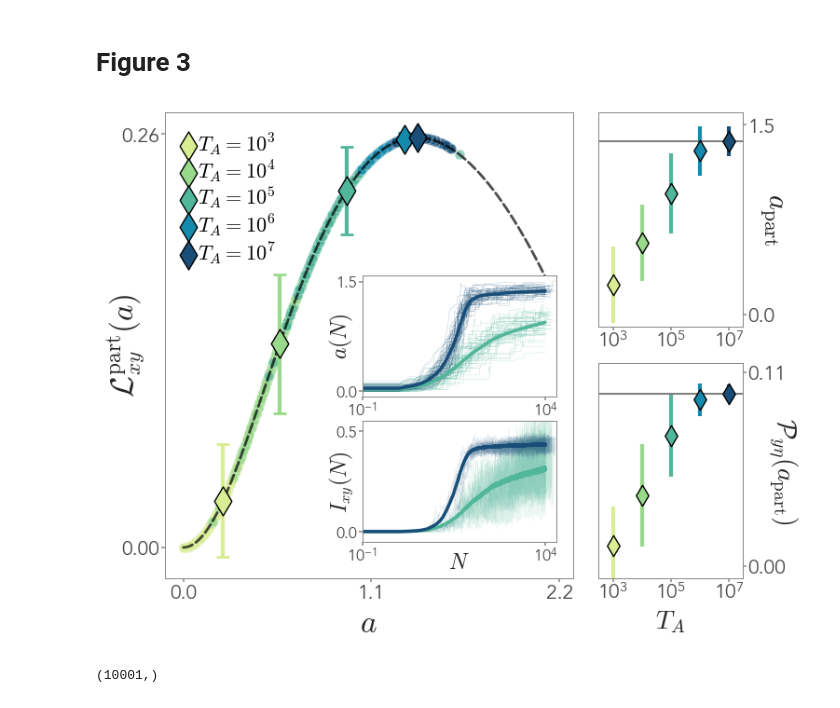
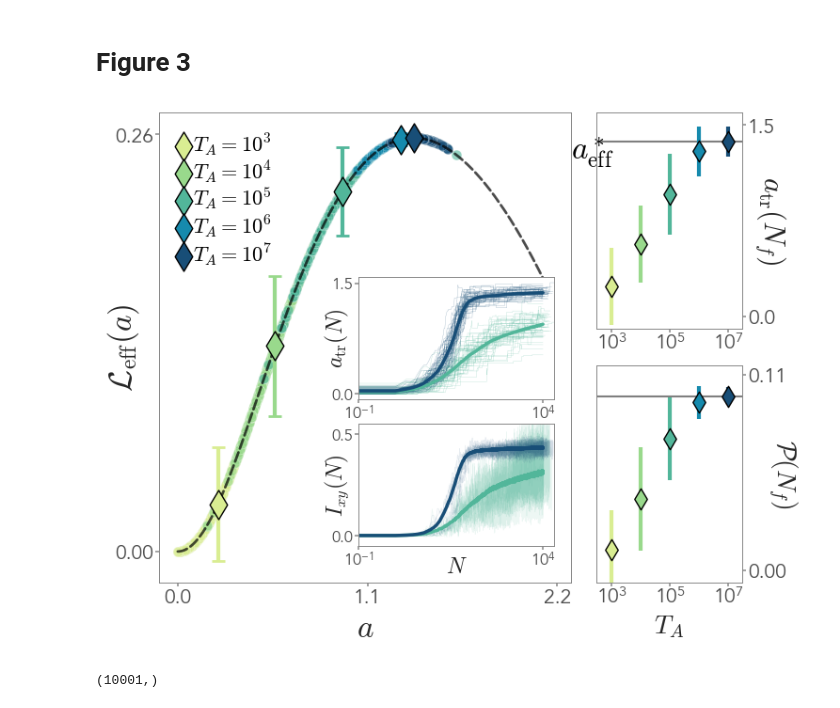
Before and after one commit to giorgionicoletti/InfoTrasduction, a Jupyter notebook: notebooks/Figure3.ipynb, the cells around one changed output. Cells and saved outputs as stored; diff of their text form; code cells hidden in the pictures.

Commit message:
Final figure update

```diff
--- a/notebooks/Figure3.ipynb
+++ b/notebooks/Figure3.ipynb
@@ -192,7 +192,7 @@ for i in range(len(Nsteps_array)):
 axs["s2"].axhline(CVopt, color='k', alpha = 0.5, zorder = -10)
 axs["s2"].set_ylim(-0.007, 0.115)
 axs["s2"].set_yticks([0, 0.11])
-axs["s2"].set_ylabel(r'$\mathcal{P}_{y \eta}(a_{\rm part})$', fontsize = 20, labelpad = 10, rotation = -90)
+axs["s2"].set_ylabel(r'$\mathcal{P}(N_f)$', fontsize = 20, labelpad = 10, rotation = -90)
 
 for aa in [axs["s1"], axs["s2"]]:
     aa.set_xscale("log")
@@ -206,10 +206,12 @@ axs["s1"].axhline(aopt, color='k', alpha = 0.5, zorder = -10)
 axs["s1"].set_ylim(-0.1, 1.6)
 axs["s1"].set_yticks([0, 1.5])
 
-axs["s1"].set_ylabel(r'$a_{\rm part}$', fontsize = 22, labelpad = 10, rotation = -90)
+axs["s1"].set_ylabel(r'$a_{\rm tr}(N_f)$', fontsize = 22, labelpad = 10, rotation = -90)
 axs["s2"].set_xlabel(r'$T_A$', fontsize = 20)
+# add text
+axs['main'].text(1, 0.95, r'$a^*_{\rm eff}$', fontsize = 24, transform=axs['main'].transAxes, verticalalignment='top')
 
-axs['main'].set_ylabel(r'$\mathcal{L}^{\rm part}_{xy}(a)$', fontsize = 24, labelpad = -20)
+axs['main'].set_ylabel(r'$\mathcal{L}_{\rm eff}(a)$', fontsize = 24, labelpad = -20)
 axs["main"].set_xlabel(r'$a$', fontsize = 24)
 axs["main"].set_xticks([0, 1.1, 2.2])
 axs["main"].set_yticks([0, 0.26])
@@ -257,35 +259,35 @@ for j in range(10):
 inset2.plot(amean2, color = colors_list[-3], lw = 2.5, alpha = 1)
 inset2.plot(amean1, color = colors_list[-1], lw = 2.5, alpha = 1)
 
 inset2.set_xscale("log")
 inset2.set_xlim(1e-1, 2e4)
 
 inset1.plot(Imean2, color = colors_list[-3], lw = 2.5, alpha = 1)
 inset1.plot(Imean1, color = colors_list[-1], lw = 2.5, alpha = 1)
 
 inset1.set_xscale("log")
 inset1.set_xlim(1e-1, 2e4)
 inset1.set_ylim(-0.05, 0.55)
 
 inset1.set_ylabel(r'$I_{xy}(N)$', fontsize = 17, labelpad = -15)
 inset1.set_yticks([0, 0.5])
 inset1.set_xticks([1e-1, 1e4])
 inset1.set_xlabel(r'$N$', fontsize = 17, labelpad = -10)
 
-inset2.set_ylabel(r'$a(N)$', fontsize = 17, labelpad = -15)
+inset2.set_ylabel(r'$a_{\rm tr}(N)$', fontsize = 17, labelpad = -15)
 inset2.set_yticks([0, 1.5])
 inset2.set_xticks([1e-1, 1e4])
 
 inset2.add_patch(plt.Rectangle((0.1, -0.1), 2e4, 1.7, fc="w", ec="none", zorder=-2))
 inset1.add_patch(plt.Rectangle((0.1, -0.1), 2e4, 1.7, fc="w", ec="none", zorder=-2))
 
 axs["main"].legend(loc = "upper left", fontsize = 16, frameon = False)
 
 plt.savefig("../figures/figure3_draft.svg", bbox_inches = "tight")
 
 plt.show()
 # %% [output]
-[figure, old version]
+[figure, new version]
 # %%
 Imean2.shape
 # %% [output]
```
Also changed, not shown: 11 other files.
